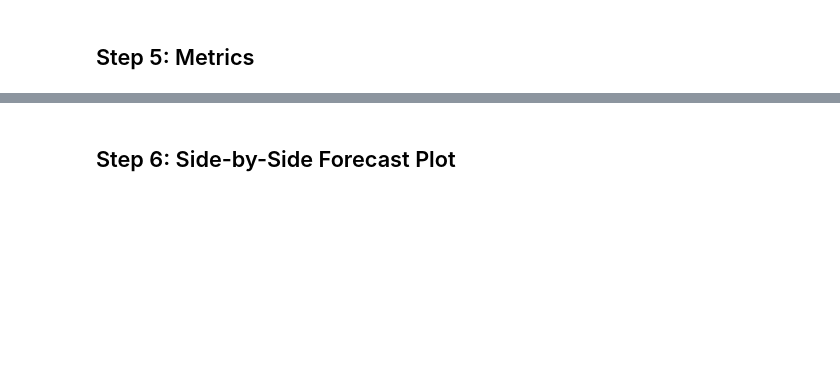
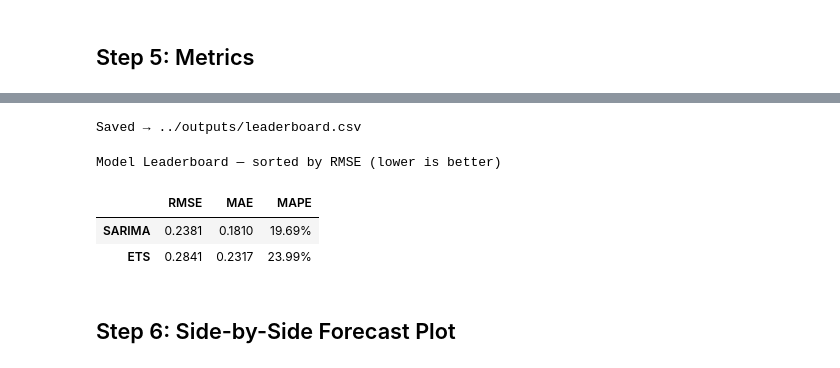
Before and after one commit to brody-rm/household-power, a Jupyter notebook: notebooks/02_classical_baselines.ipynb, the cells around one changed output, grey strips where cells are left out. Saved outputs shown, nothing was run; the diff lists cells and outputs as text; code cells hidden in the pictures; blank space fills up the shorter version.

```diff
--- a/notebooks/02_classical_baselines.ipynb
+++ b/notebooks/02_classical_baselines.ipynb
@@ -278,7 +278,7 @@ for i, start in enumerate(fold_starts):
     sarima_preds_list.append(pd.Series(preds, index=test_series.index[start:end]))
     sarima_ci_list.append(pd.DataFrame(conf, index=test_series.index[start:end], columns=['lower', 'upper']))
 
-    sarima_rolling.update(test_series.iloc[start:end].values, exogenous=fold_exog.values)
+    sarima_rolling.update(test_series.iloc[start:end].values, X=fold_exog.values)
     print(f"  SARIMA fold {i+1}/{len(fold_starts)}: days {start+1}–{end}")
 
 sarima_forecast = pd.concat(sarima_preds_list)
@@ -327,3 +363,20 @@ print("\nSaved → ../outputs/classical_metrics.csv")
+# %%
+leaderboard = metrics.sort_values('RMSE')
+leaderboard.to_csv('../outputs/leaderboard.csv')
+print('Saved → ../outputs/leaderboard.csv')
+
+display(
+    leaderboard.style
+    .format({'RMSE': '{:.4f}', 'MAE': '{:.4f}', 'MAPE': '{:.2f}%'})
+    .background_gradient(cmap='RdYlGn_r', subset=['RMSE', 'MAE', 'MAPE'])
+    .set_caption('Model Leaderboard — sorted by RMSE (lower is better)')
+)
+# %% [output]
+Saved → ../outputs/leaderboard.csv
+Model Leaderboard — sorted by RMSE (lower is better)
+|  | RMSE | MAE | MAPE |
+| SARIMA | 0.2381 | 0.1810 | 19.69% |
+| ETS | 0.2841 | 0.2317 | 23.99% |
 # %% [markdown]
 ## Step 6: Side-by-Side Forecast Plot
 # %%
```
Also changed, not shown: parts of 5 cells of this notebook, 6 other files.
